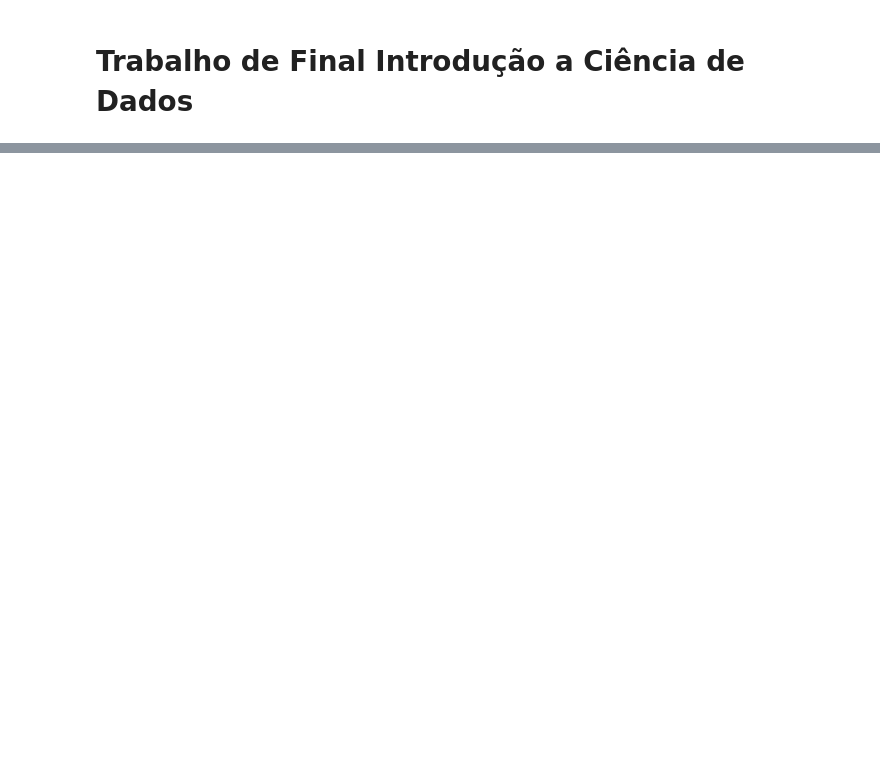
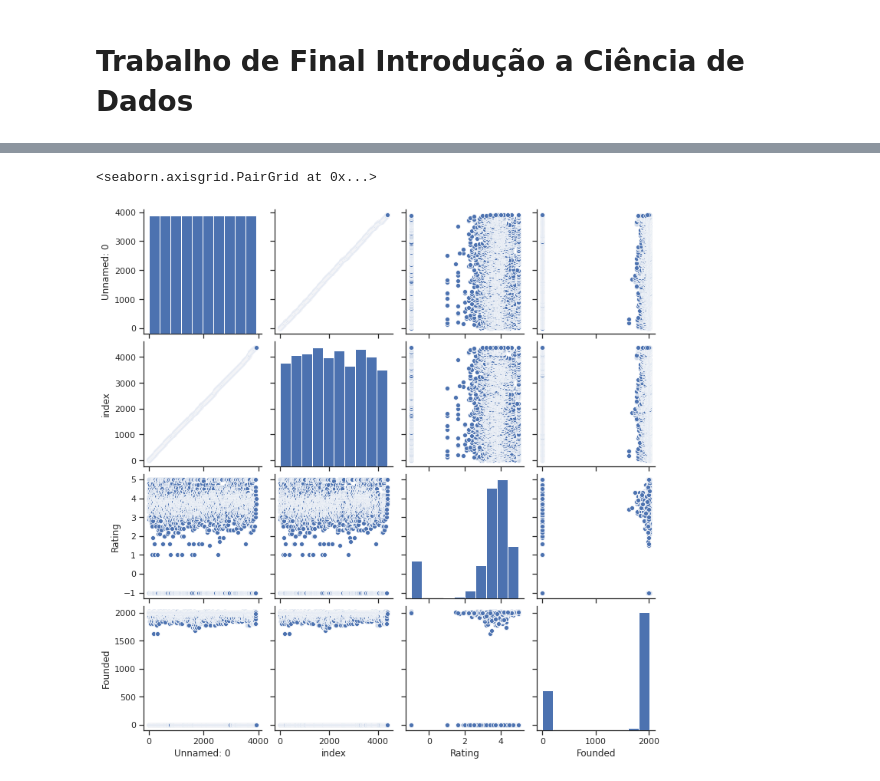
Before and after one commit to nascimentocrp/icd-trabalho-final, a Jupyter notebook: trabalhofinal_icd.ipynb, the cells around one changed output, grey strips where cells are left out. Saved outputs shown, nothing was run; the diff lists cells and outputs as text; code cells hidden in the pictures; blank space fills up the shorter version.

```diff
--- a/trabalhofinal_icd.ipynb
+++ b/trabalhofinal_icd.ipynb
@@ -29,0 +82,6 @@ df.describe()
+# %%
+sns.set(style = 'ticks')
+sns.pairplot(df)
+# %% [output]
+<seaborn.axisgrid.PairGrid at 0x...>
+[figure, added]
```
Also changed, not shown: parts of 6 cells of this notebook, 7 other files.
